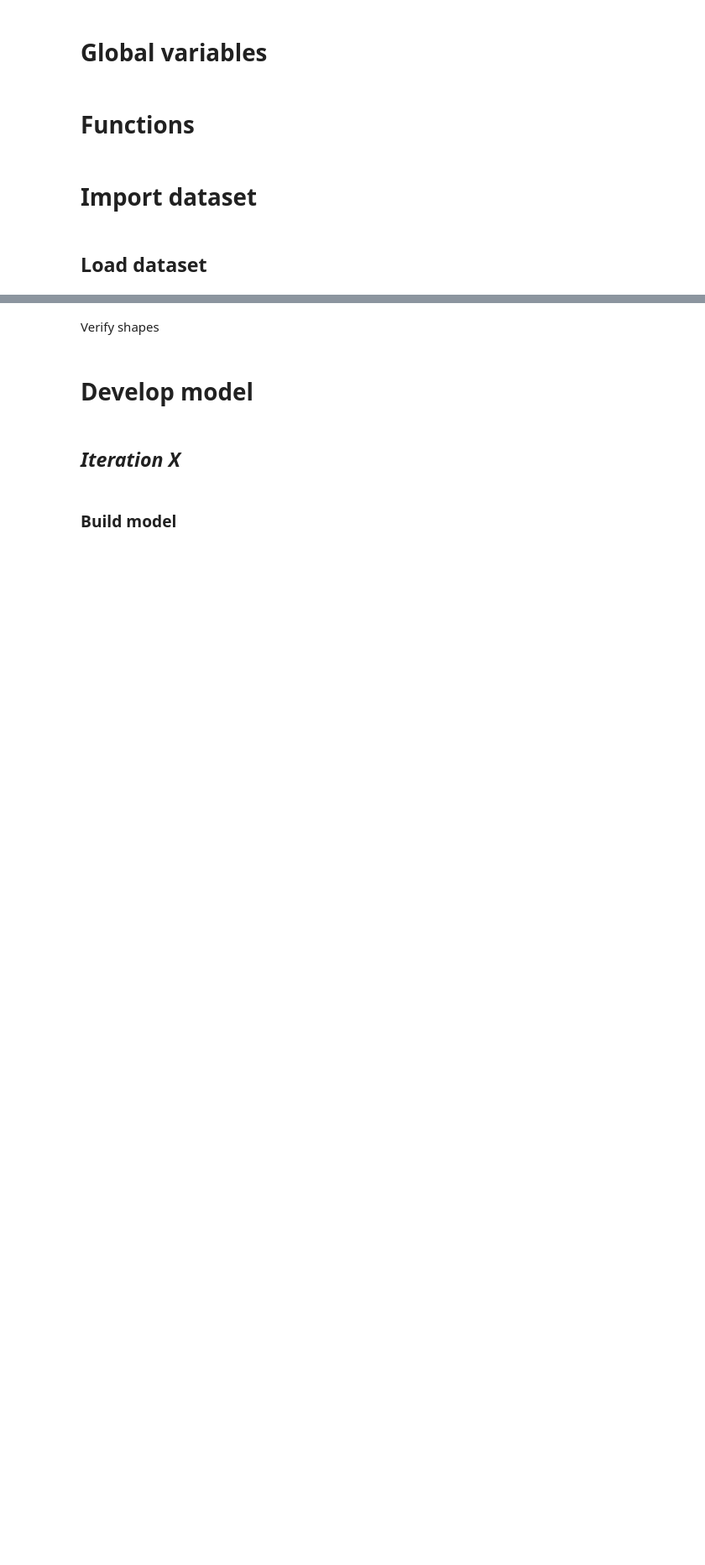
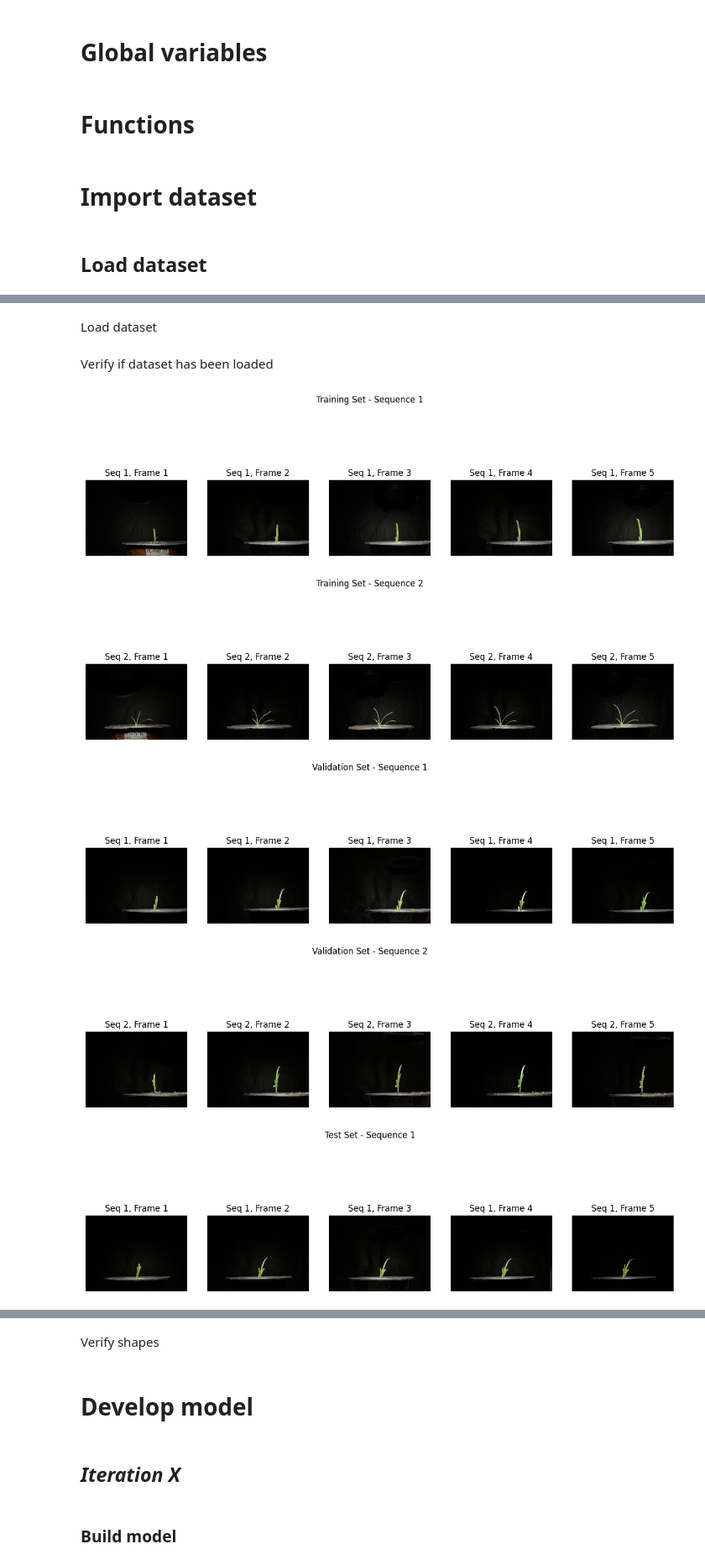
Before and after one commit to ivanintelligence/research-investigating-deep-learning-for-predicting-plant-growth-structures, a Jupyter notebook: research-investigating-deep-learning-for-predicting-plant-growth-structures.ipynb, the cells around one changed output, grey strips where cells are left out. Shown at 84% size. Drawn from its saved outputs; the diff is of its cells as text; code cells hidden in the pictures; blank space fills up the shorter version.

Commit message:
Iteration 1 - Train 1 (Untrained)
Dataset (with train set, validation set, and test set) has been loaded.

```diff
--- a/research-investigating-deep-learning-for-predicting-plant-growth-structures.ipynb
+++ b/research-investigating-deep-learning-for-predicting-plant-growth-structures.ipynb
@@ -64,3 +75,39 @@ def create_tf_dataset(sequences):
+# %%
+def visualize_sequences(sequences, set_name):
+    """
+    Visualizes the first 5 frames from the first 2 sequences in the provided sequences list.
+
+    Args:
+        sequences (list): List of sequences, where each sequence is a list of frame paths.
+        set_name (str): Name of the dataset (e.g., 'Training', 'Validation', 'Test') for titles.
+    """
+    num_sequences = min(2, len(sequences))  # We want to display up to 2 sequences
+
+    for seq_idx in range(num_sequences):
+        sequence = sequences[seq_idx]
+        num_frames = min(5, len(sequence))  # Ensure we don't exceed the number of frames in the sequence
+        frames = sequence[:num_frames]
+
+        plt.figure(figsize=(15, 5))
+        for idx, frame_path in enumerate(frames):
+            # Read the image
+            img = cv2.imread(frame_path)
+            img = cv2.cvtColor(img, cv2.COLOR_BGR2RGB)
+
+            # Resize image for display purposes (e.g., to width=400 pixels)
+            scale_factor = 400 / img.shape[1]
+            new_width = int(img.shape[1] * scale_factor)
+            new_height = int(img.shape[0] * scale_factor)
+            display_img = cv2.resize(img, (new_width, new_height))
+
+            # Plot the image
+            plt.subplot(1, num_frames, idx + 1)
+            plt.imshow(display_img)
+            plt.title(f'Seq {seq_idx + 1}, Frame {idx + 1}')
+            plt.axis('off')
+
+        plt.suptitle(f'{set_name} Set - Sequence {seq_idx + 1}')
+        plt.show()
 # %%
 def preprocess_image(image_path):
     # Load image
@@ -200,3 +233,5 @@ Verify if dataset has been loaded
+# %% [markdown]
+Load dataset
 # %%
 train_sequences_dir = os.path.join(dataset_dir, 'train_set')
 val_sequences_dir = os.path.join(dataset_dir, 'val_set')
@@ -209,3 +244,20 @@ test_sequences = get_sequences(test_sequences_dir)
 train_dataset = create_tf_dataset(train_sequences)
 val_dataset = create_tf_dataset(val_sequences)
 test_dataset = create_tf_dataset(test_sequences)
+# %% [markdown]
+Verify if dataset has been loaded
+# %%
+# Visualize sequences from the training set
+visualize_sequences(train_sequences, 'Training')
+
+# Visualize sequences from the validation set
+visualize_sequences(val_sequences, 'Validation')
+
+# Visualize sequences from the test set
+visualize_sequences(test_sequences, 'Test')
+# %% [output]
+[figure, added]
+[figure, added]
+[figure, added]
+[figure, added]
+[figure, added]
```
Also changed, not shown: parts of 20 cells of this notebook.
